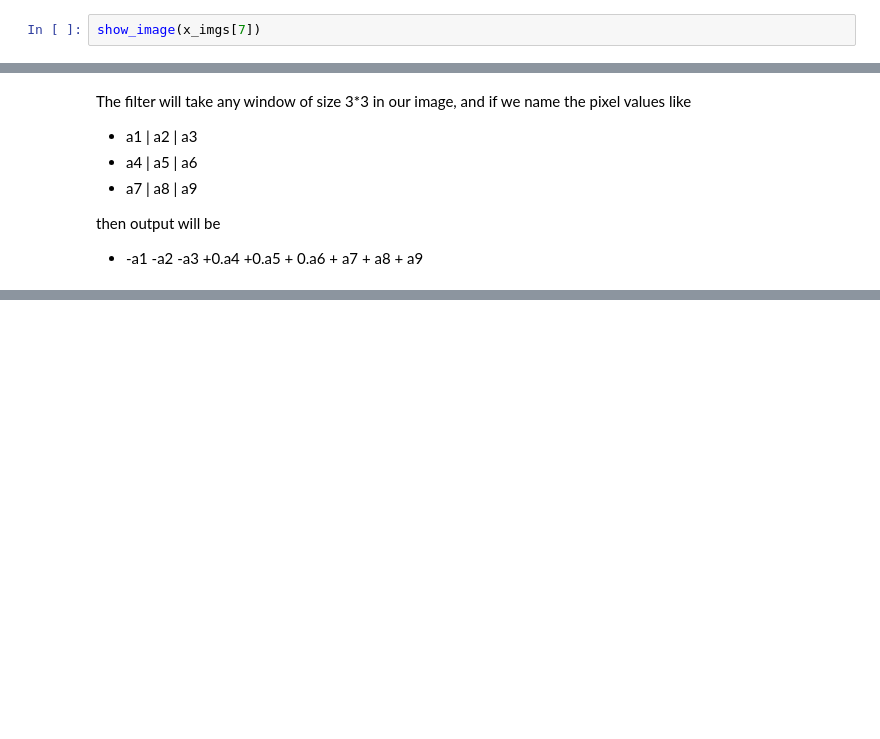
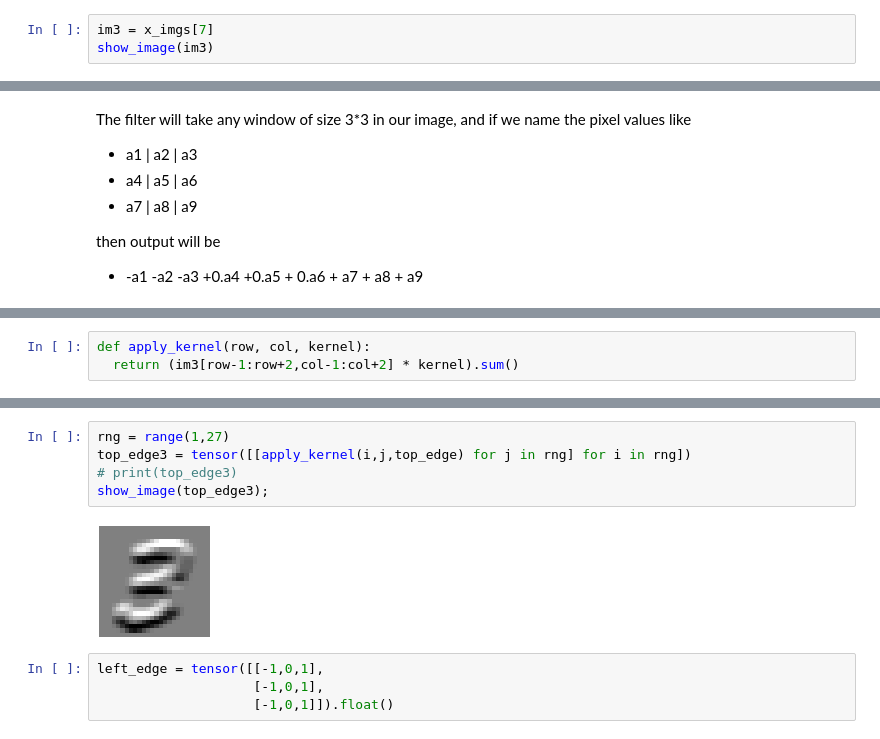
Before and after one commit to mzohaibnasir/NeuralNotes, a Jupyter notebook: 06_convolutions_deepDiveIntoBasics.ipynb, the cells around one changed output, grey strips where cells are left out. Saved outputs shown, nothing was run; the diff lists cells and outputs as text; blank space fills up the shorter version.

```diff
--- a/06_convolutions_deepDiveIntoBasics.ipynb
+++ b/06_convolutions_deepDiveIntoBasics.ipynb
@@ -86,7 +101,8 @@ x_imgs.shape, xv_imgs.shape
 # %%
 mpl.rcParams['figure.dpi'] = 30
 # %%
-show_image(x_imgs[7])
+im3 = x_imgs[7]
+show_image(im3)
 # %% [output]
 <Axes: >
 [figure]
@@ -115,0 +162,3 @@ then output will be
+# %%
+def apply_kernel(row, col, kernel):
+  return (im3[row-1:row+2,col-1:col+2] * kernel).sum()
@@ -115,0 +177,11 @@ then output will be
+# %%
+rng = range(1,27)
+top_edge3 = tensor([[apply_kernel(i,j,top_edge) for j in rng] for i in rng])
+# print(top_edge3)
+show_image(top_edge3);
+# %% [output]
+[figure, added]
+# %%
+left_edge = tensor([[-1,0,1],
+                    [-1,0,1],
+                    [-1,0,1]]).float()
```
Also changed, not shown: parts of 16 cells of this notebook.
